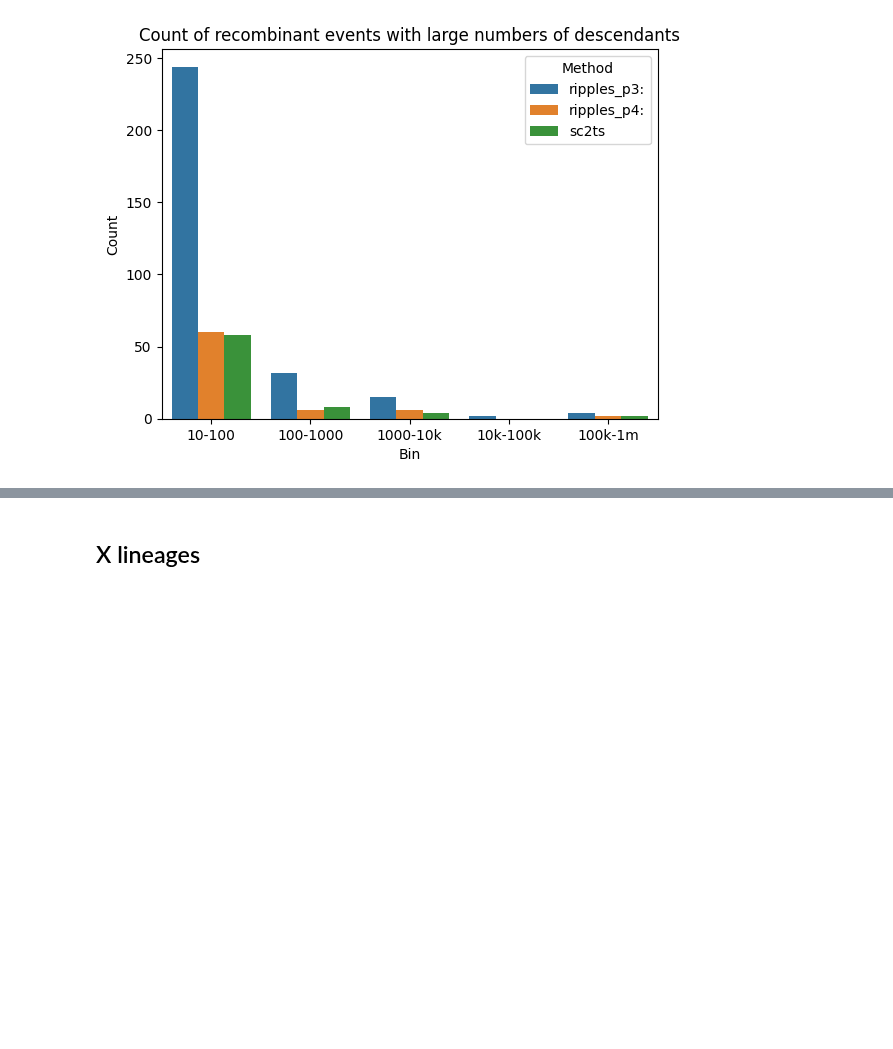
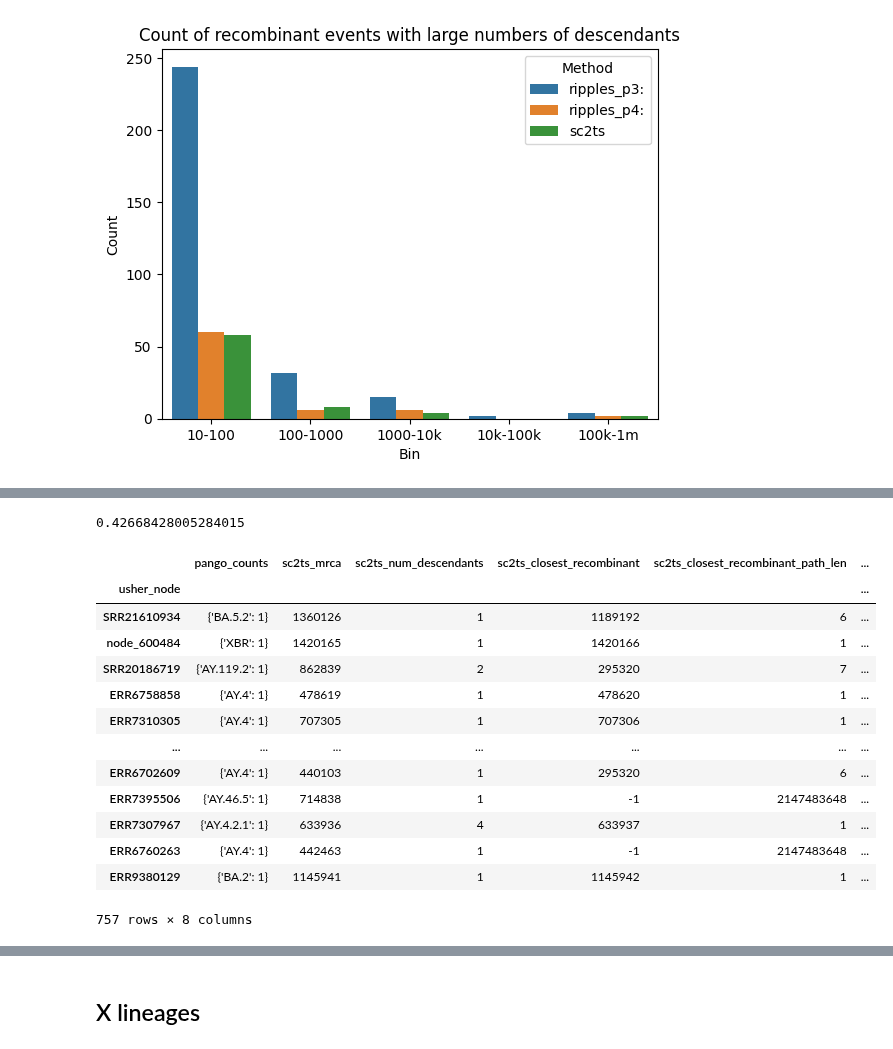
Before and after one commit to jeromekelleher/sc2ts-paper, a Jupyter notebook: notebooks/analysis_ripples.ipynb, the cells around one changed output, grey strips where cells are left out. Drawn from its saved outputs; the diff is of its cells as text; code cells hidden in the pictures; blank space fills up the shorter version.

Commit message:
Update some ripples analysis

```diff
--- a/notebooks/analysis_ripples.ipynb
+++ b/notebooks/analysis_ripples.ipynb
@@ -108,0 +115,32 @@ dfp4.shape
+# %%
+def parse_name(val):
+    splits = val.split("_")
+    if splits[0].startswith("node"):
+        event = "_".join(splits[:2])
+    else:
+        event = splits[0]
+    return event
+
+def read_3seq(path):
+    df_3s = pd.read_csv(path)
+    rec_events = []
+    left_parent = {}
+    right_parent = {}
+    child = {}
+    for k, row in df_3s.iterrows():
+        child[k] = parse_name(row["C_name"])
+        left_parent[k] = parse_name(row["P_name"])
+        right_parent[k] = parse_name(row["Q_name"])
+        rec_events.append(child[k])
+
+    #assert set(rec_events) < events
+
+    df_3s["child"] = child
+    df_3s["left_parent"] = left_parent
+    df_3s["right_parent"] = right_parent
+    return df_3s.set_index("recombinant")
+
+df3sp4 = read_3seq("../arg_postprocessing/ripples_3seq_p4.csv")
+df3sp3 = read_3seq("../arg_postprocessing/ripples_3seq_p3.csv")
+
+df3sp4.shape[0], df3sp3.shape[0]
@@ -108,0 +149,3 @@ dfp4.shape
+# %%
+dfp3["passes_3seq"] = {k: k in df3sp3.index for k in dfp3.index}
+dfp4["passes_3seq"] = {k: k in df3sp4.index for k in dfp4.index}
@@ -153,0 +215,22 @@ ax.set_title("Count of recombinant events with large numbers of descendants");
+# %%
+323 / 757
+# %% [output]
+0.42668428005284015
+# %%
+dfp4_single = dfp4[dfp4["usher_num_descendants"] == 1]
+dfp4_single
+# %% [output]
+|  | pango_counts | sc2ts_mrca | sc2ts_num_descendants | sc2ts_closest_recombinant | sc2ts_closest_recombinant_path_len | ... |
+| usher_node |  |  |  |  |  | ... |
+| SRR21610934 | {'BA.5.2': 1} | 1360126 | 1 | 1189192 | 6 | ... |
+| node_600484 | {'XBR': 1} | 1420165 | 1 | 1420166 | 1 | ... |
+| SRR20186719 | {'AY.119.2': 1} | 862839 | 2 | 295320 | 7 | ... |
+| ERR6758858 | {'AY.4': 1} | 478619 | 1 | 478620 | 1 | ... |
+| ERR7310305 | {'AY.4': 1} | 707305 | 1 | 707306 | 1 | ... |
+| ... | ... | ... | ... | ... | ... | ... |
+| ERR6702609 | {'AY.4': 1} | 440103 | 1 | 295320 | 6 | ... |
+| ERR7395506 | {'AY.46.5': 1} | 714838 | 1 | -1 | 2147483648 | ... |
+| ERR7307967 | {'AY.4.2.1': 1} | 633936 | 4 | 633937 | 1 | ... |
+| ERR6760263 | {'AY.4': 1} | 442463 | 1 | -1 | 2147483648 | ... |
+| ERR9380129 | {'BA.2': 1} | 1145941 | 1 | 1145942 | 1 | ... |
+757 rows × 8 columns
```
Also changed, not shown: parts of 25 cells of this notebook.
